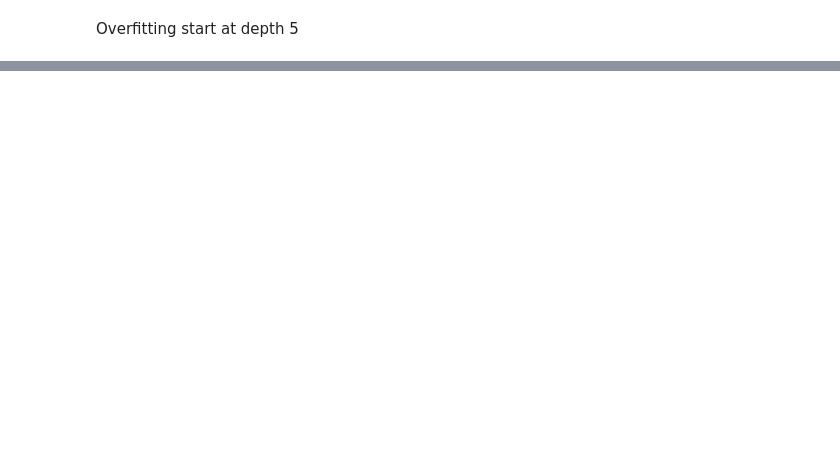
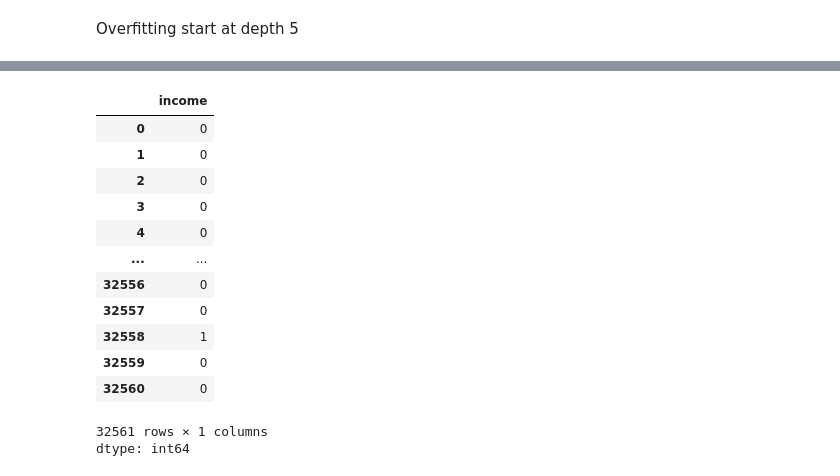
Before and after one commit to Redcoder815/Machine_learning_phitron, a Jupyter notebook: 53DecisionTreeAndRandomForestPracticeLastFive.ipynb, the cells around one changed output, grey strips where cells are left out. Saved outputs shown, nothing was run; the diff lists cells and outputs as text; code cells hidden in the pictures; blank space fills up the shorter version.

```diff
--- a/53DecisionTreeAndRandomForestPracticeLastFive.ipynb
+++ b/53DecisionTreeAndRandomForestPracticeLastFive.ipynb
@@ -229,2 +231,5 @@ plt.show()
 # %% [markdown]
 Overfitting start at depth 5
+# %%
+df = pd.read_csv('/content/adult.csv')
+df
@@ -230,0 +252,2 @@ Overfitting start at depth 5
+# %%
+df = df.replace(r"^\s*\?\s*$", np.nan, regex=True)
@@ -230,0 +279,17 @@ Overfitting start at depth 5
+# %%
+y
+# %% [output]
+|  | income |
+| 0 | 0 |
+| 1 | 0 |
+| 2 | 0 |
+| 3 | 0 |
+| 4 | 0 |
+| ... | ... |
+| 32556 | 0 |
+| 32557 | 0 |
+| 32558 | 1 |
+| 32559 | 0 |
+| 32560 | 0 |
+32561 rows × 1 columns
+dtype: int64
```
Also changed, not shown: parts of 25 cells of this notebook.
